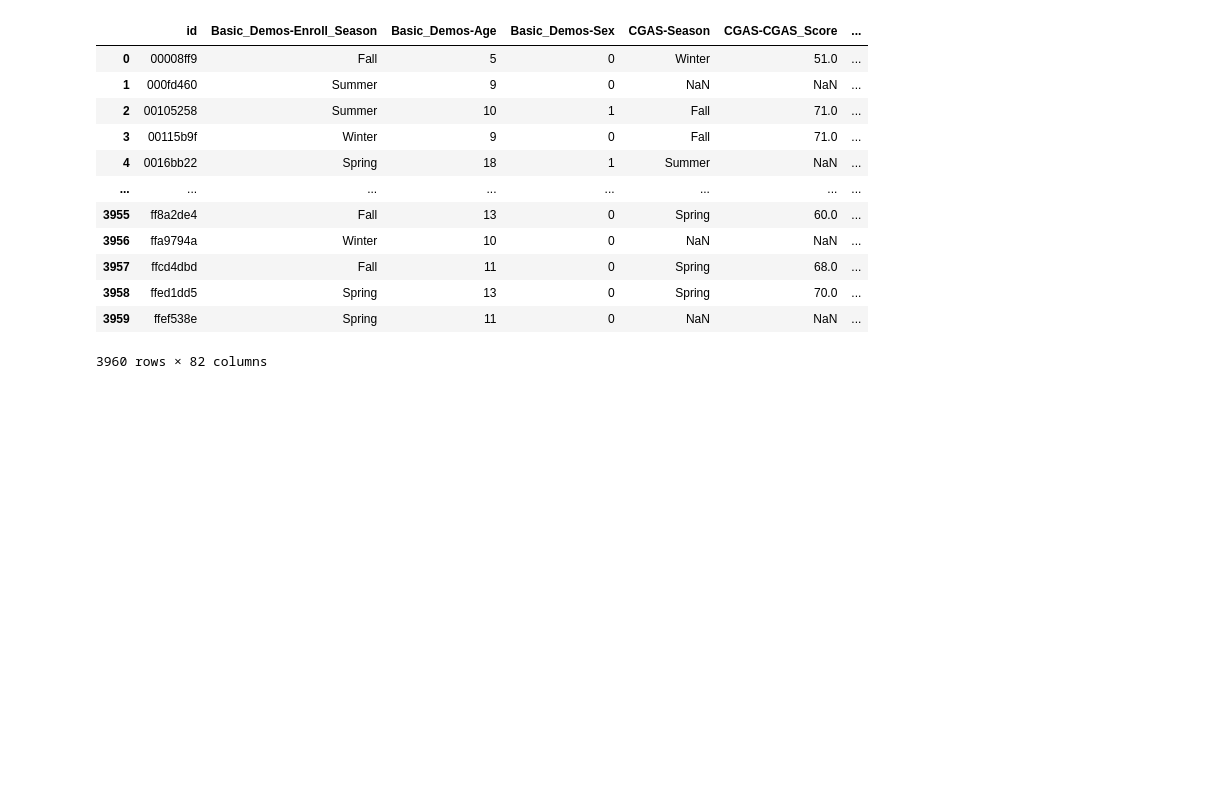
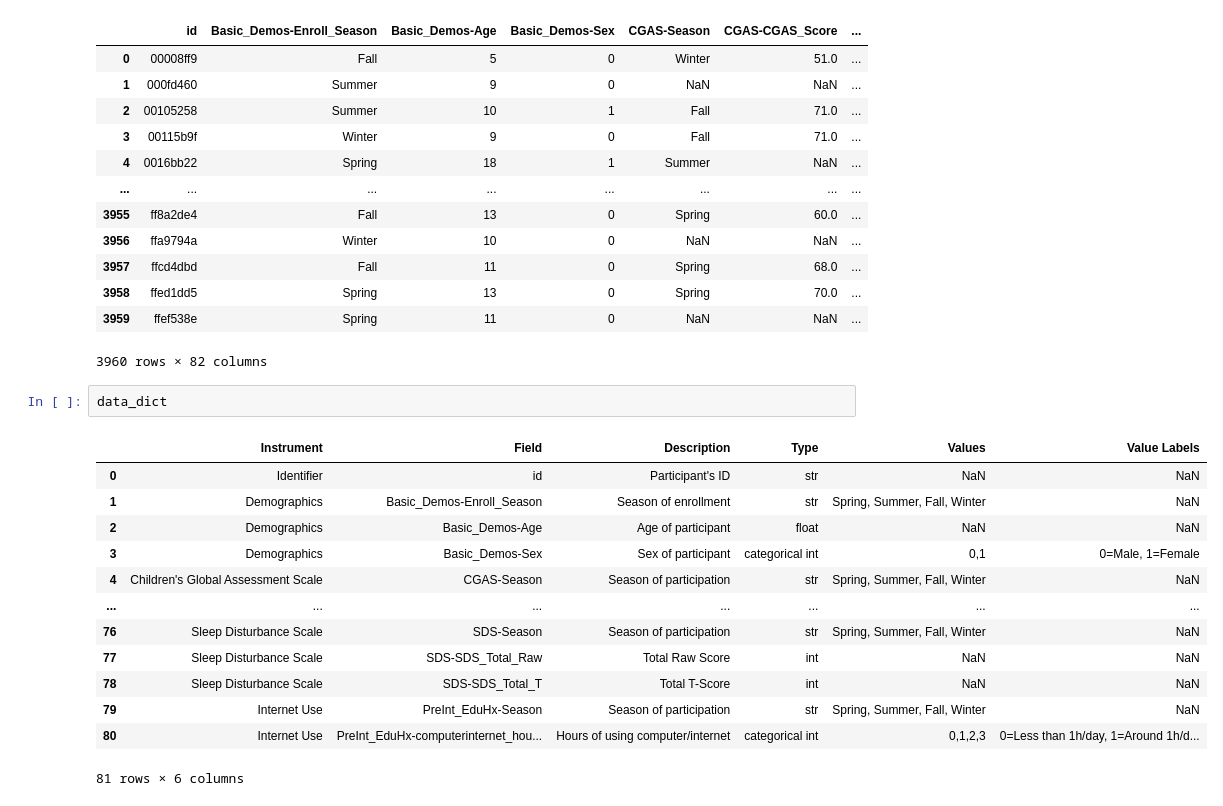
Before and after one commit to TarinPairor/kaggle-projects, a Jupyter notebook: Child_Mind_Institute.ipynb, the cells around one changed output. Cells and saved outputs as stored; diff of their text form; blank space fills up the shorter version.

Commit message:
Kaggle Notebook | Child Mind Institute — Problematic Internet Use | Version 2

```diff
--- a/Child_Mind_Institute.ipynb
+++ b/Child_Mind_Institute.ipynb
@@ -54,3 +54,19 @@ train_df
 | 3958 | ffed1dd5 | Spring | 13 | 0 | Spring | 70.0 | ... |
 | 3959 | ffef538e | Spring | 11 | 0 | NaN | NaN | ... |
 3960 rows × 82 columns
+# %%
+data_dict
+# %% [output]
+|  | Instrument | Field | Description | Type | Values | Value Labels |
+| 0 | Identifier | id | Participant's ID | str | NaN | NaN |
+| 1 | Demographics | Basic_Demos-Enroll_Season | Season of enrollment | str | Spring, Summer, Fall, Winter | NaN |
+| 2 | Demographics | Basic_Demos-Age | Age of participant | float | NaN | NaN |
+| 3 | Demographics | Basic_Demos-Sex | Sex of participant | categorical int | 0,1 | 0=Male, 1=Female |
+| 4 | Children's Global Assessment Scale | CGAS-Season | Season of participation | str | Spring, Summer, Fall, Winter | NaN |
+| ... | ... | ... | ... | ... | ... | ... |
+| 76 | Sleep Disturbance Scale | SDS-Season | Season of participation | str | Spring, Summer, Fall, Winter | NaN |
+| 77 | Sleep Disturbance Scale | SDS-SDS_Total_Raw | Total Raw Score | int | NaN | NaN |
+| 78 | Sleep Disturbance Scale | SDS-SDS_Total_T | Total T-Score | int | NaN | NaN |
+| 79 | Internet Use | PreInt_EduHx-Season | Season of participation | str | Spring, Summer, Fall, Winter | NaN |
+| 80 | Internet Use | PreInt_EduHx-computerinternet_hou... | Hours of using computer/internet | categorical int | 0,1,2,3 | 0=Less than 1h/day, 1=Around 1h/d... |
+81 rows × 6 columns
```
Also changed, not shown: parts of 1 cell of this notebook.
